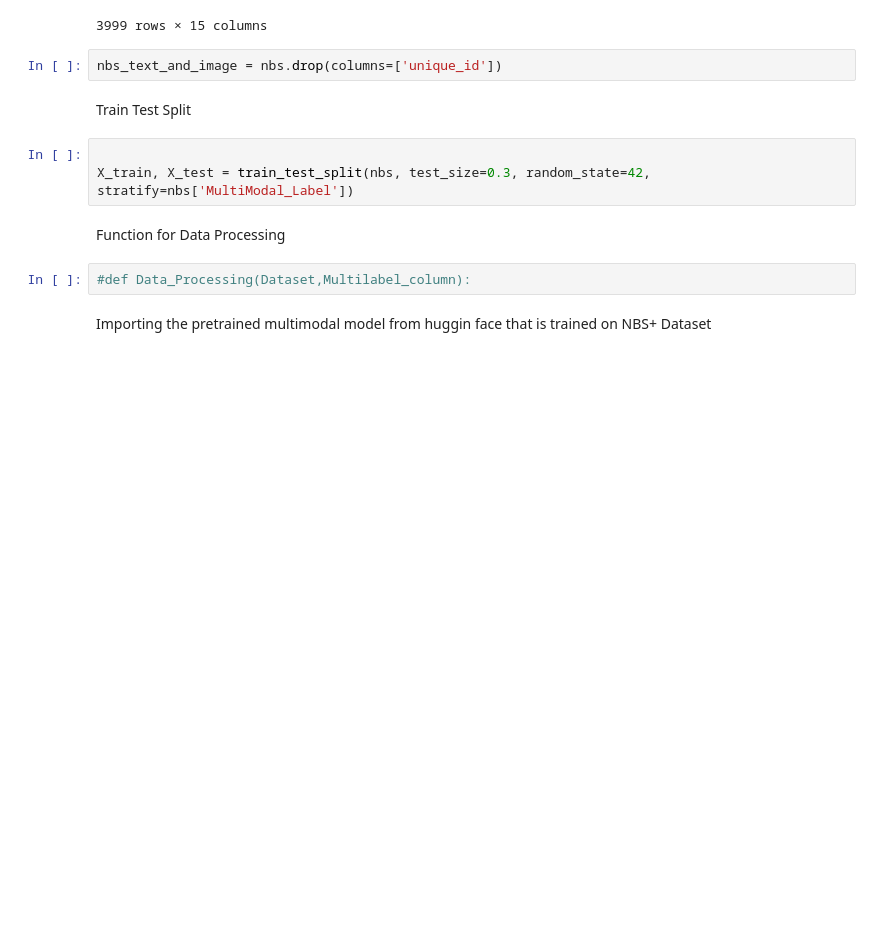
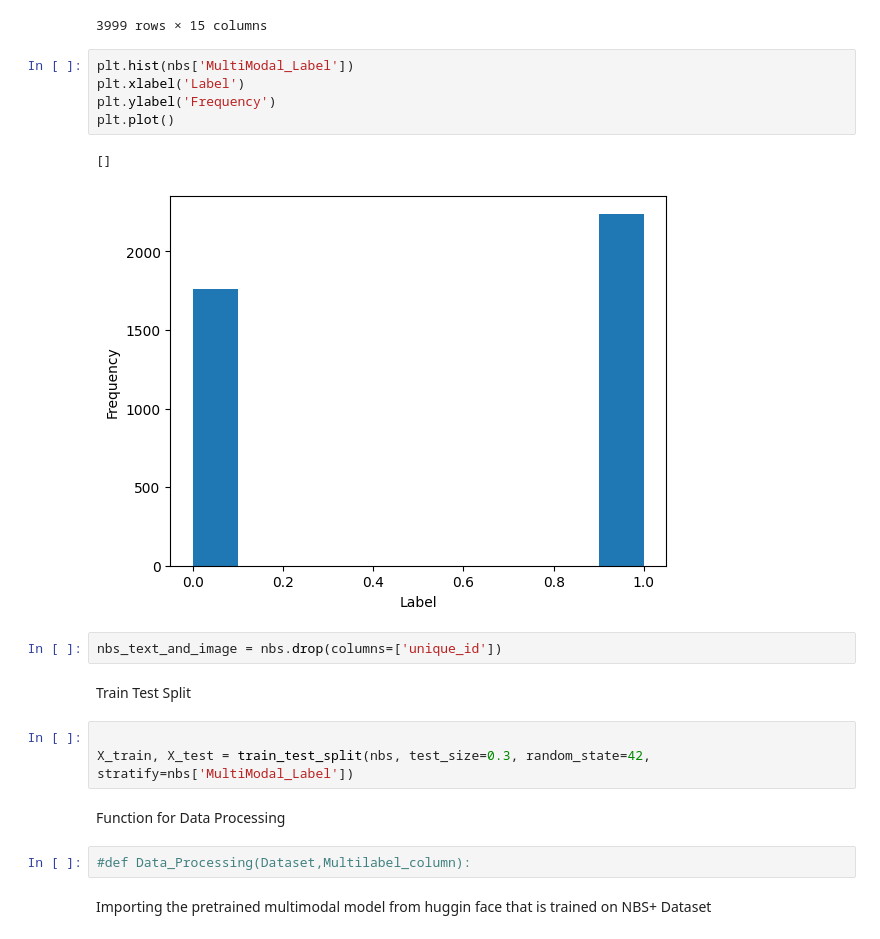
Before and after one commit to Foxtrot123-png/Multi-modal-News-Bias-Detection-and-Analyzing-LLM-performance-for-debiasing, a Jupyter notebook: EDA/News_Media_Dataset.IPYNB, the cells around one changed output. Cells and saved outputs as stored; diff of their text form; blank space fills up the shorter version.

```diff
--- a/EDA/News_Media_Dataset.IPYNB
+++ b/EDA/News_Media_Dataset.IPYNB
@@ -640,6 +640,14 @@ nbs
 | 3997 | 17b71feebc | will harris clinch the democratic... | washington – vice president kamal... | will harris clinch the democratic... | {'bytes': none, 'path': '/project... | washington vice president kamala ... | ['politics' 'national'] | [0.95 0.85] | ... |
 | 3998 | 13f68e5b31 | when is trump's 'big boy press co... | former president donald trump has... | when is trump's 'big boy press co... | {'bytes': none, 'path': '/project... | former president donald trump has... | ['politics' 'national'] | [0.95 0.85] | ... |
 3999 rows × 15 columns
+# %%
+plt.hist(nbs['MultiModal_Label'])
+plt.xlabel('Label')
+plt.ylabel('Frequency')
+plt.plot()
+# %% [output]
+[]
+[figure, added]
 # %%
 nbs_text_and_image = nbs.drop(columns=['unique_id'])
 # %% [markdown]
```
Also changed, not shown: parts of 1 cell of this notebook, 1 other file.
